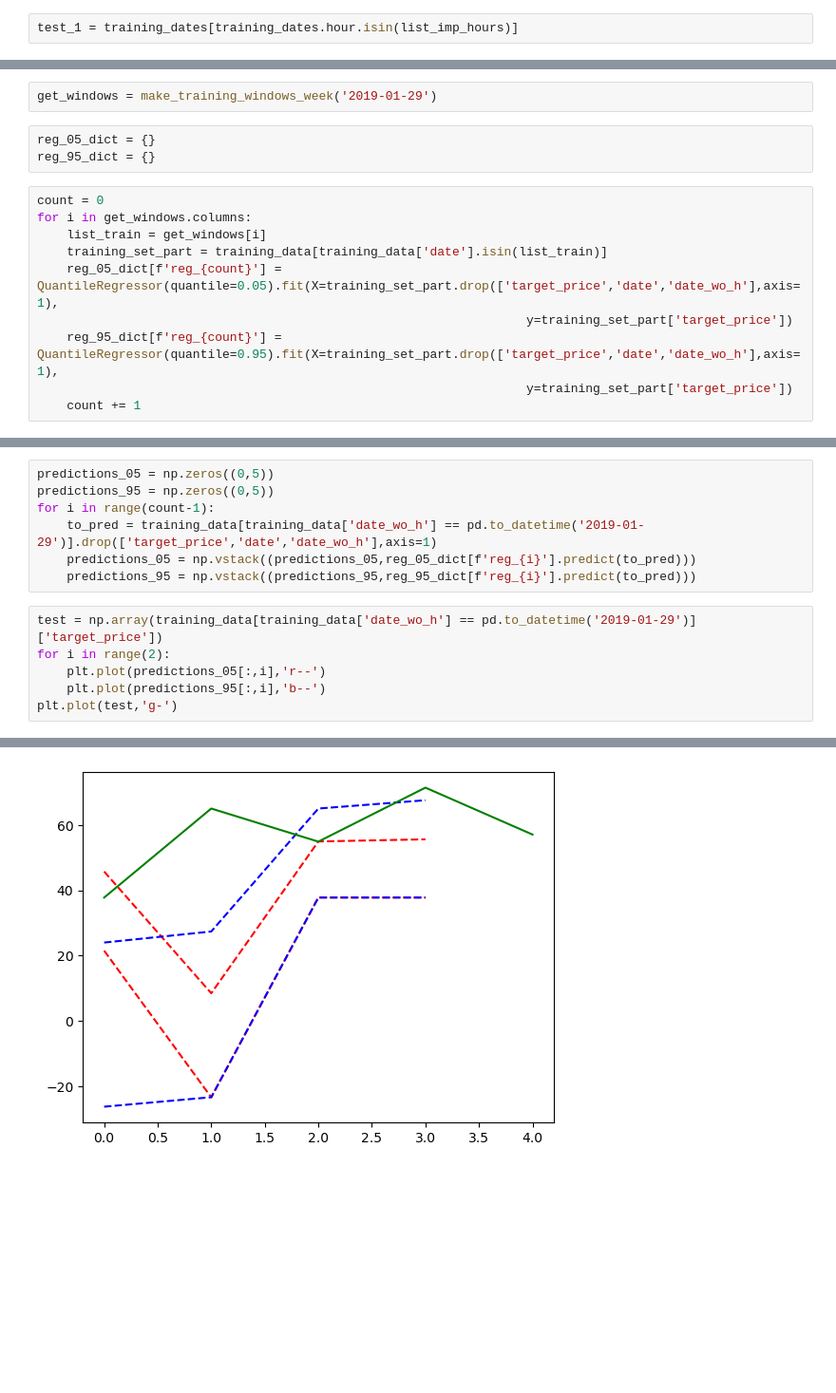
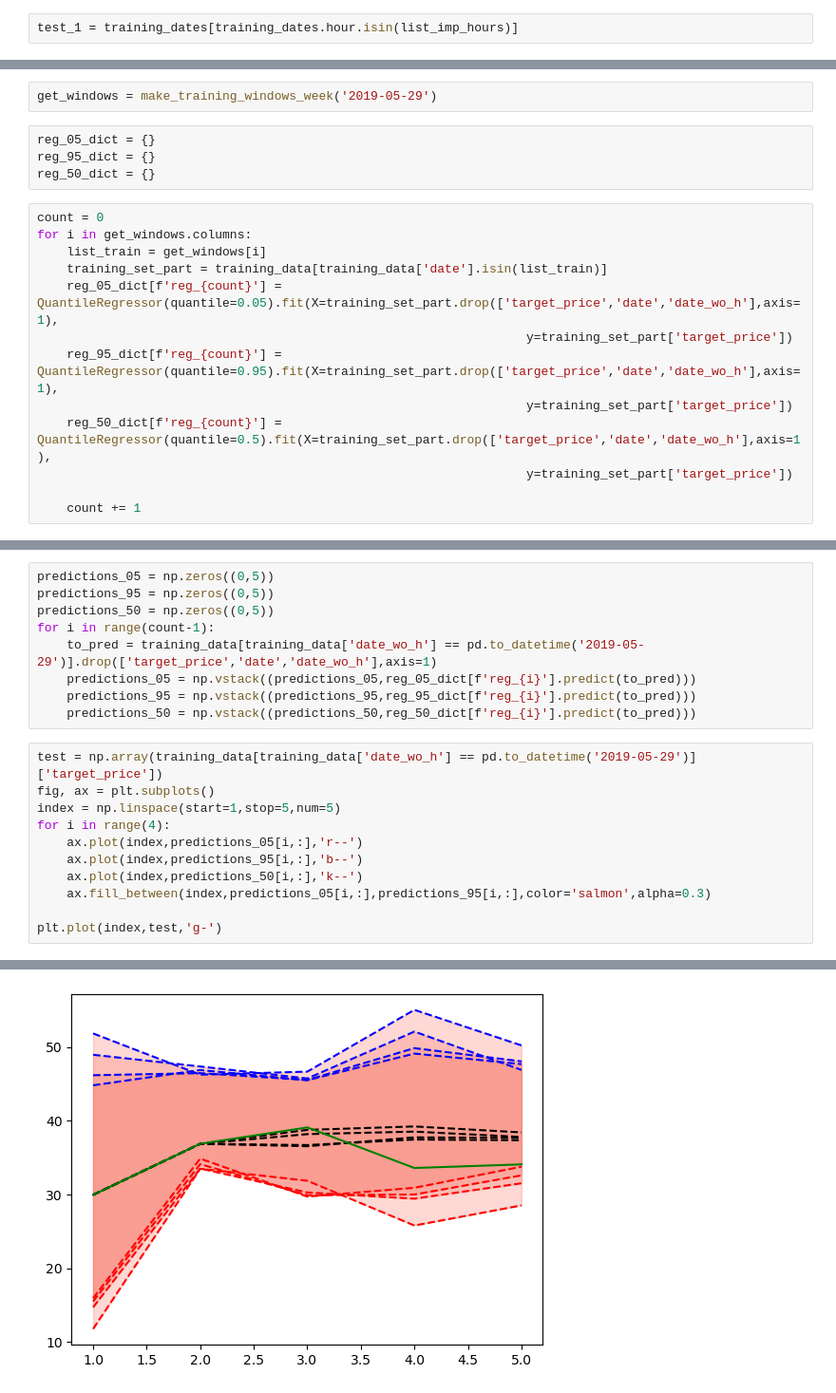
Before and after one commit to tpaquier/Dynamical_system, a Jupyter notebook: second_try.ipynb, the cells around one changed output, grey strips where cells are left out. Shown: that part at 95% size. Drawn from its saved outputs; the diff is of its cells as text; blank space fills up the shorter version.

```diff
--- a/second_try.ipynb
+++ b/second_try.ipynb
@@ -263,10 +270,11 @@ def make_training_windows_week(date_prediction):
 
     return windows
 # %%
-get_windows = make_training_windows_week('2019-01-29')
+get_windows = make_training_windows_week('2019-05-29')
 # %%
 reg_05_dict = {}
 reg_95_dict = {}
+reg_50_dict = {}
 # %%
 count = 0
 for i in get_windows.columns:
@@ -276,4 +284,7 @@ for i in get_windows.columns:
                                                                   y=training_set_part['target_price'])
     reg_95_dict[f'reg_{count}'] = QuantileRegressor(quantile=0.95).fit(X=training_set_part.drop(['target_price','date','date_wo_h'],axis=1),
                                                                   y=training_set_part['target_price'])
+    reg_50_dict[f'reg_{count}'] = QuantileRegressor(quantile=0.5).fit(X=training_set_part.drop(['target_price','date','date_wo_h'],axis=1),
+                                                                  y=training_set_part['target_price'])
+
     count += 1
@@ -284,16 +291,23 @@ array([21.49972466, 45.78085481, 37.26866688, 53.8304037 , 46.64180103])
 # %%
 predictions_05 = np.zeros((0,5))
 predictions_95 = np.zeros((0,5))
+predictions_50 = np.zeros((0,5))
 for i in range(count-1):
-    to_pred = training_data[training_data['date_wo_h'] == pd.to_datetime('2019-01-29')].drop(['target_price','date','date_wo_h'],axis=1)
+    to_pred = training_data[training_data['date_wo_h'] == pd.to_datetime('2019-05-29')].drop(['target_price','date','date_wo_h'],axis=1)
     predictions_05 = np.vstack((predictions_05,reg_05_dict[f'reg_{i}'].predict(to_pred)))
     predictions_95 = np.vstack((predictions_95,reg_95_dict[f'reg_{i}'].predict(to_pred)))
+    predictions_50 = np.vstack((predictions_50,reg_50_dict[f'reg_{i}'].predict(to_pred)))
 # %%
-test = np.array(training_data[training_data['date_wo_h'] == pd.to_datetime('2019-01-29')]['target_price'])
-for i in range(2):
-    plt.plot(predictions_05[:,i],'r--')
-    plt.plot(predictions_95[:,i],'b--')
-plt.plot(test,'g-')
+test = np.array(training_data[training_data['date_wo_h'] == pd.to_datetime('2019-05-29')]['target_price'])
+fig, ax = plt.subplots()
+index = np.linspace(start=1,stop=5,num=5)
+for i in range(4):
+    ax.plot(index,predictions_05[i,:],'r--')
+    ax.plot(index,predictions_95[i,:],'b--')
+    ax.plot(index,predictions_50[i,:],'k--')
+    ax.fill_between(index,predictions_05[i,:],predictions_95[i,:],color='salmon',alpha=0.3)
+
+plt.plot(index,test,'g-')
 # %% [output]
 [<matplotlib.lines.Line2D at 0x...>]
-[figure, old version]
+[figure, new version]
```
Also changed, not shown: parts of 13 cells of this notebook.
